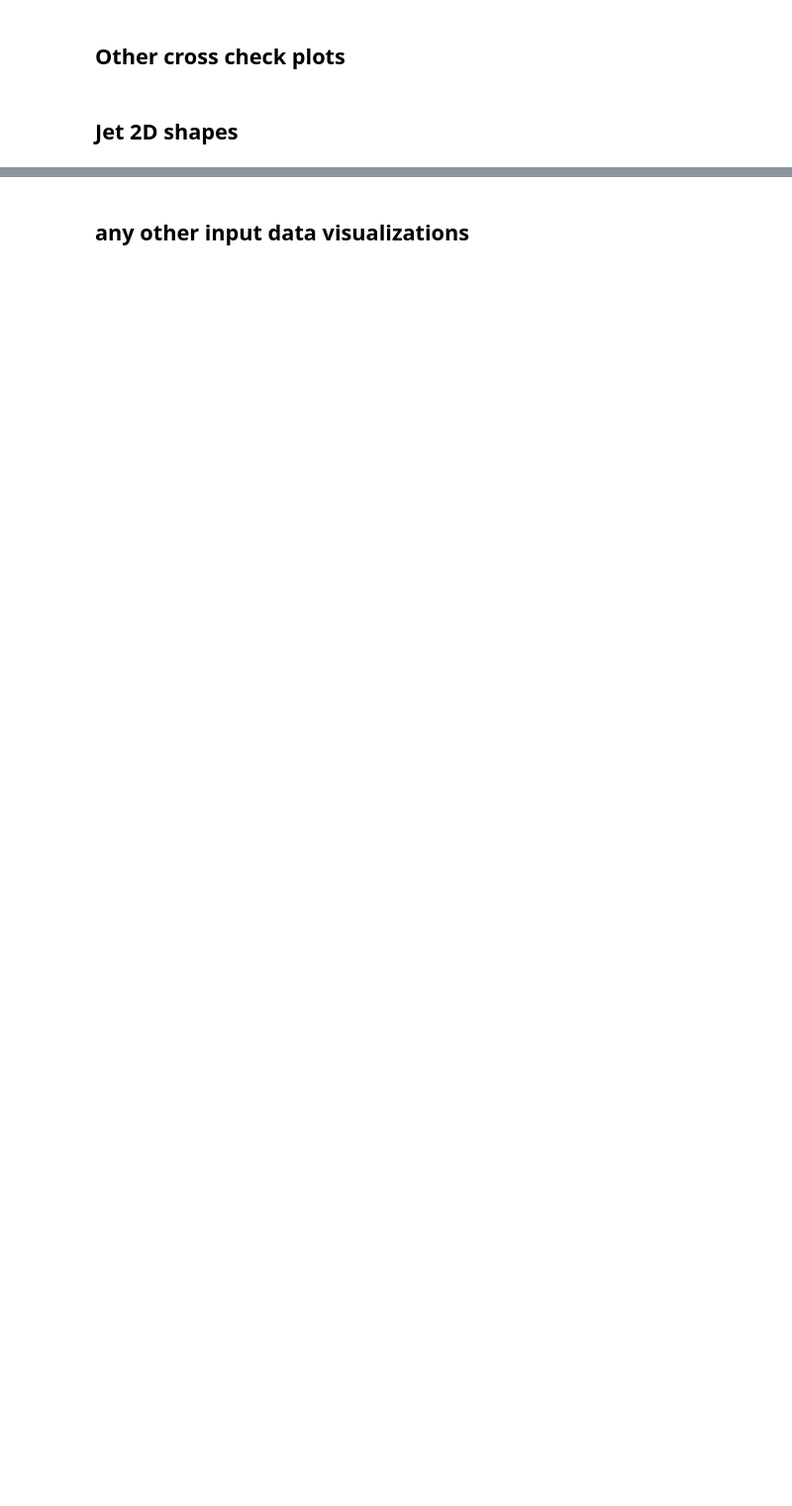
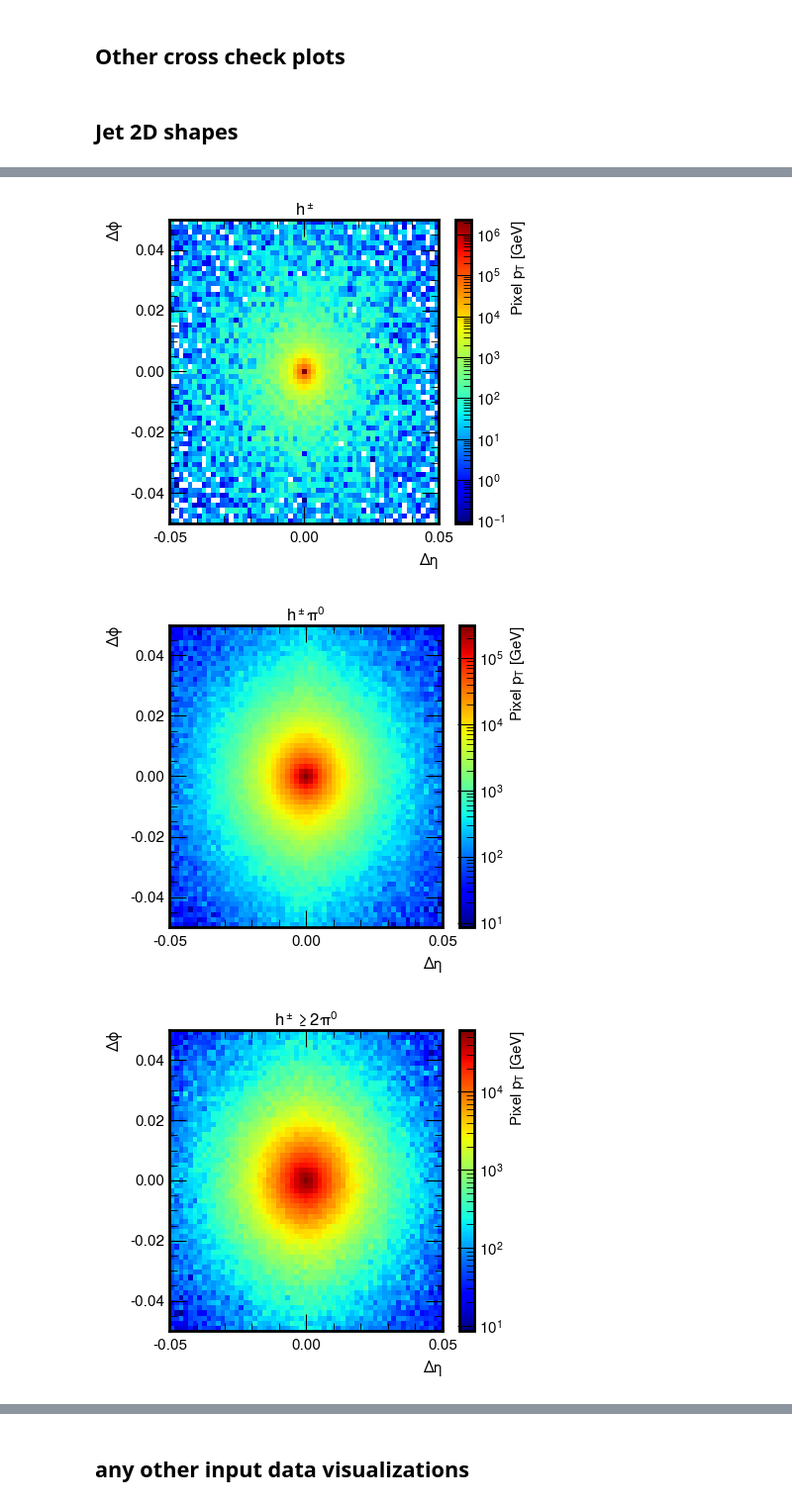
Before and after one commit to HEP-KBFI/ml-tau-en-reg, a Jupyter notebook: notebooks/data_intro.ipynb, the cells around one changed output, grey strips where cells are left out. Shown: that part at 99% size. Drawn from its saved outputs; the diff is of its cells as text; code cells hidden in the pictures; blank space fills up the shorter version.

```diff
--- a/notebooks/data_intro.ipynb
+++ b/notebooks/data_intro.ipynb
@@ -650,0 +577,45 @@ plt.hist(ak.flatten(delta_phi[z_remap[0] == 0]),bins=np.linspace(-0.001, 0.001,
+# %%
+# Define the decay modes you are interested in
+decay_modes_of_interest = np.arange(len(remap_d))
+#decay_modes_of_interest = [0, 3]
+
+# Loop through each decay mode
+for idx_decaymode in range(len(decay_modes_of_interest)):
+    zh_mask = ((zh_remap[0] == decay_modes_of_interest[idx_decaymode]))# & (ak.num(zh_delta_eta)==count_idx[idx_decaymode]))  # Mask for the current decay mode
+
+    #print(zh_remap[0][mask])
+
+    # Create a new figure for each decay mode
+    plt.figure(figsize=(5, 4.5))
+
+    # Flatten arrays and apply the mask
+    zh_delta_eta_flat = ak.to_numpy(ak.flatten(zh_delta_eta[zh_mask]))
+    zh_delta_phi_flat = ak.to_numpy(ak.flatten(zh_delta_phi[zh_mask]))
+    pt_flat = ak.to_numpy(ak.flatten(zh_reco_cand_p4s.pt[zh_mask]))
+
+    # Plot the 2D histogram of zh_delta_eta and zh_delta_phi weighted by pt
+    hist2d = plt.hist2d(zh_delta_eta_flat,
+                        zh_delta_phi_flat,
+                        bins=np.linspace(-0.05, 0.05, 60),
+                        weights=pt_flat,
+                        norm=mpl.colors.LogNorm(),
+                        cmap=mpl.cm.jet)
+    plt.xlabel(r"$\Delta \eta$", fontsize=11)
+    plt.ylabel(r"$\Delta \phi$", fontsize=11)
+    plt.title(f'{remap_d[decay_modes_of_interest[idx_decaymode]]}', fontsize=12, pad=3, rotation='horizontal')
+
+    # Create colorbar
+    cbar = plt.colorbar(hist2d[3])
+    cbar.set_label('Pixel $p_T$ [GeV]', fontsize=11)
+
+    # Set tick parameters for x, y, and colorbar axes
+    plt.xticks(fontsize=11)
+    plt.yticks(fontsize=11)
+    cbar.ax.tick_params(labelsize=11)
+
+    plt.tight_layout()
+    plt.show()
+# %% [output]
+[figure, added]
+[figure, added]
+[figure, added]
```
Also changed, not shown: parts of 37 cells of this notebook.
